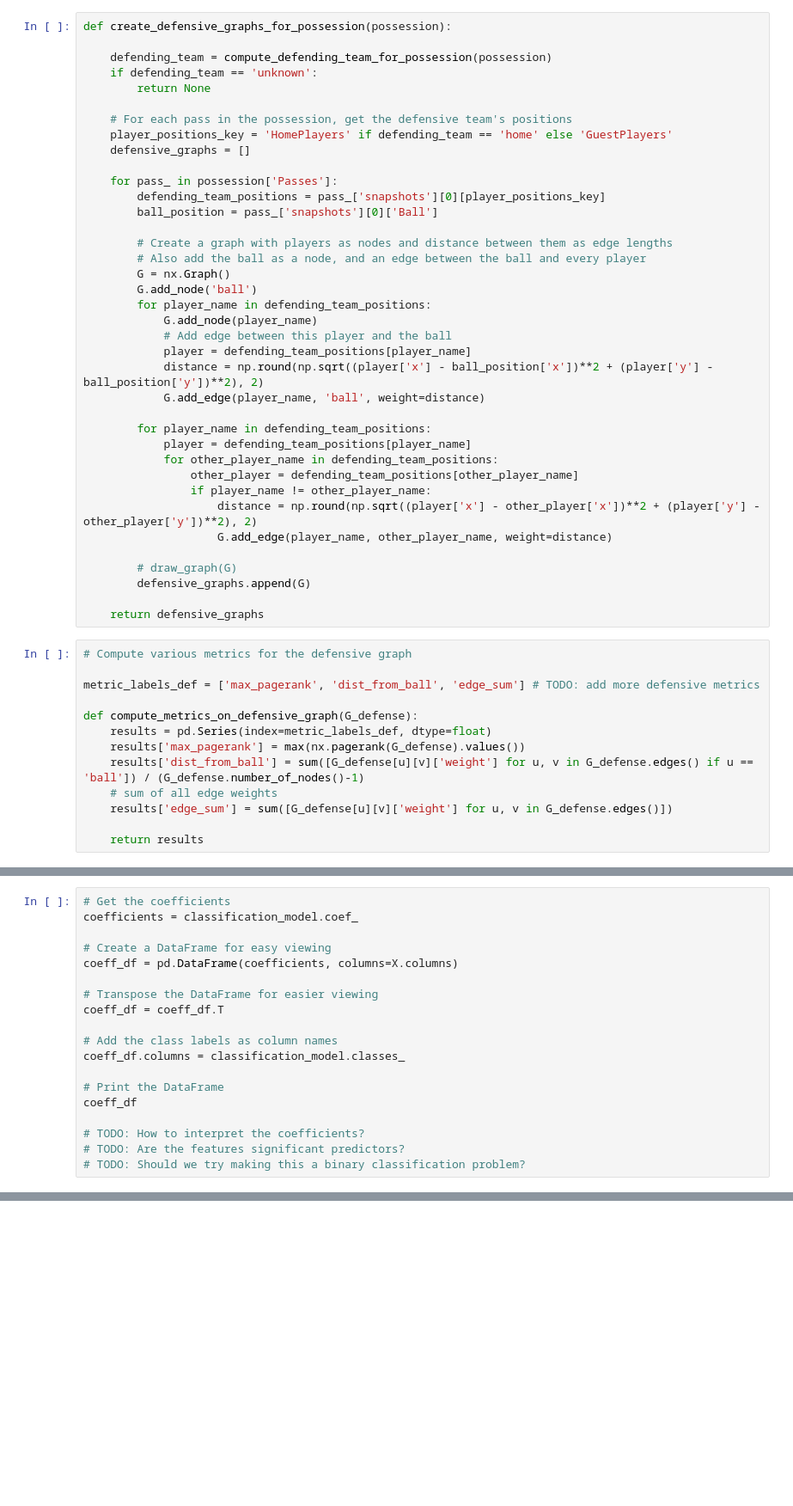
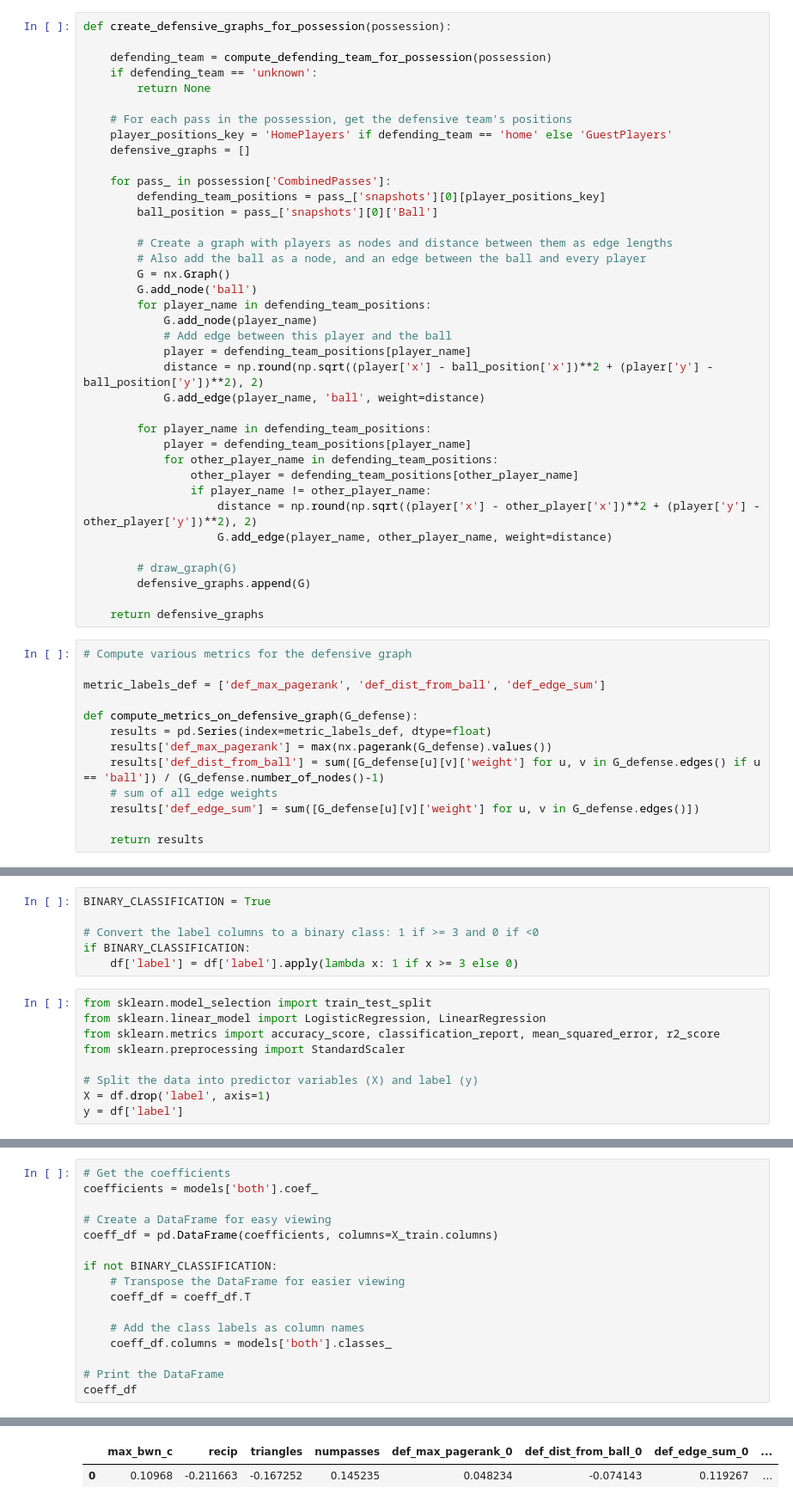
Before and after one commit to Jonathannsegal/networks, a Jupyter notebook: create_graphs.ipynb, the cells around one changed output, grey strips where cells are left out. Shown at 86% size. Cells and saved outputs as stored; diff of their text form; blank space fills up the shorter version.

```diff
--- a/create_graphs.ipynb
+++ b/create_graphs.ipynb
@@ -116,7 +133,7 @@ def create_defensive_graphs_for_possession(possession):
     player_positions_key = 'HomePlayers' if defending_team == 'home' else 'GuestPlayers'
     defensive_graphs = []
 
-    for pass_ in possession['Passes']:
+    for pass_ in possession['CombinedPasses']:
         defending_team_positions = pass_['snapshots'][0][player_positions_key]
         ball_position = pass_['snapshots'][0]['Ball']
 
@@ -146,14 +163,14 @@ def create_defensive_graphs_for_possession(possession):
 # %%
 # Compute various metrics for the defensive graph
 
-metric_labels_def = ['max_pagerank', 'dist_from_ball', 'edge_sum'] # TODO: add more defensive metrics
+metric_labels_def = ['def_max_pagerank', 'def_dist_from_ball', 'def_edge_sum']
 
 def compute_metrics_on_defensive_graph(G_defense):
     results = pd.Series(index=metric_labels_def, dtype=float)
-    results['max_pagerank'] = max(nx.pagerank(G_defense).values())
-    results['dist_from_ball'] = sum([G_defense[u][v]['weight'] for u, v in G_defense.edges() if u == 'ball']) / (G_defense.number_of_nodes()-1)
+    results['def_max_pagerank'] = max(nx.pagerank(G_defense).values())
+    results['def_dist_from_ball'] = sum([G_defense[u][v]['weight'] for u, v in G_defense.edges() if u == 'ball']) / (G_defense.number_of_nodes()-1)
     # sum of all edge weights
-    results['edge_sum'] = sum([G_defense[u][v]['weight'] for u, v in G_defense.edges()])
+    results['def_edge_sum'] = sum([G_defense[u][v]['weight'] for u, v in G_defense.edges()])
 
     return results
 # %%
@@ -292 +294,16 @@ Error:
+# %%
+BINARY_CLASSIFICATION = True
+
+# Convert the label columns to a binary class: 1 if >= 3 and 0 if <0
+if BINARY_CLASSIFICATION:
+    df['label'] = df['label'].apply(lambda x: 1 if x >= 3 else 0)
+# %%
+from sklearn.model_selection import train_test_split
+from sklearn.linear_model import LogisticRegression, LinearRegression
+from sklearn.metrics import accuracy_score, classification_report, mean_squared_error, r2_score
+from sklearn.preprocessing import StandardScaler
+
+# Split the data into predictor variables (X) and label (y)
+X = df.drop('label', axis=1)
+y = df['label']
 # %%
@@ -331,20 +374,17 @@ Error:
 # %%
 # Get the coefficients
-coefficients = classification_model.coef_
+coefficients = models['both'].coef_
 
 # Create a DataFrame for easy viewing
-coeff_df = pd.DataFrame(coefficients, columns=X.columns)
+coeff_df = pd.DataFrame(coefficients, columns=X_train.columns)
 
-# Transpose the DataFrame for easier viewing
-coeff_df = coeff_df.T
+if not BINARY_CLASSIFICATION:
+    # Transpose the DataFrame for easier viewing
+    coeff_df = coeff_df.T
 
-# Add the class labels as column names
-coeff_df.columns = classification_model.classes_
+    # Add the class labels as column names
+    coeff_df.columns = models['both'].classes_
 
 # Print the DataFrame
 coeff_df
-
-# TODO: How to interpret the coefficients?
-# TODO: Are the features significant predictors?
-# TODO: Should we try making this a binary classification problem?
 # %% [output]
@@ -352,3 +391,5 @@ Error:
+|  | max_bwn_c | recip | triangles | numpasses | def_max_pagerank_0 | def_dist_from_ball_0 | def_edge_sum_0 | ... |
+| 0 | 0.10968 | -0.211663 | -0.167252 | 0.145235 | 0.048234 | -0.074143 | 0.119267 | ... |
 # %%
 import statsmodels.api as sm
 
```
Also changed, not shown: parts of 21 cells of this notebook, 3 other files.
